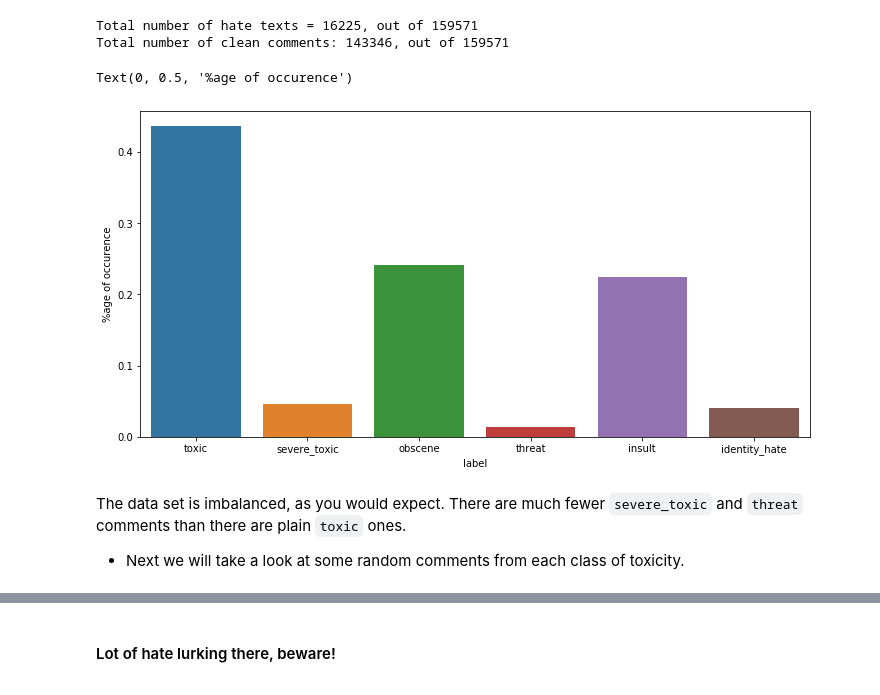
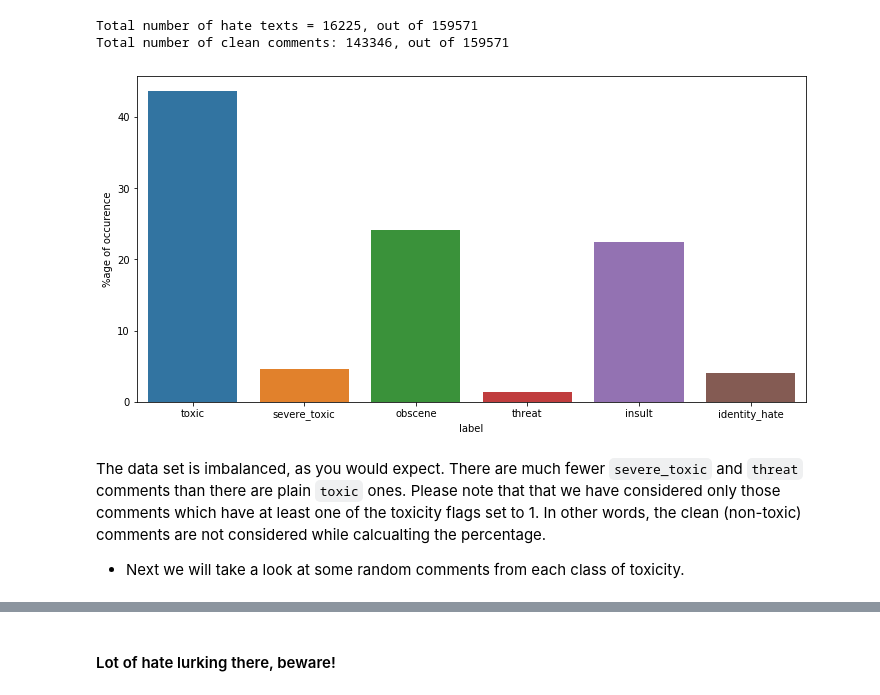
Before and after one commit to ThomasD96/NLP_Toxic_comment_classification, a Jupyter notebook: toxic_comment_classifier.ipynb, the cells around one changed output, grey strips where cells are left out. Saved outputs shown, nothing was run; the diff lists cells and outputs as text; code cells hidden in the pictures.

Commit message:
updated comments

```diff
--- a/toxic_comment_classifier.ipynb
+++ b/toxic_comment_classifier.ipynb
@@ -71,14 +75,14 @@ Total number of hate texts = 16225, out of 159571
 Total number of clean comments: 143346, out of 159571
 # %%
 fig = plt.figure(figsize=(12,6))
-sns.barplot(x=count_labels_ser.index,y=count_labels_ser/count_labels_ser.sum())
-plt.xlabel('label')
-plt.ylabel('%age of occurence')
+_=sns.barplot(x=count_labels_ser.index,y=count_labels_ser/count_labels_ser.sum()*100)
+_=plt.xlabel('label')
+_=plt.ylabel('%age of occurence')
 # %% [output]
-Text(0, 0.5, '%age of occurence')
-[figure, old version]
+[figure, new version]
 # %% [markdown]
 The data set is imbalanced, as you would expect. There are much fewer `severe_toxic` and `threat` comments than there are plain `toxic` ones.
+Please note that that we have considered only those comments which have at least one of the toxicity flags set to 1. In other words, the clean (non-toxic) comments are not considered while calcualting the percentage.
 
 - Next we will take a look at some random comments from each class of toxicity.
 # %%
```
Also changed, not shown: parts of 33 cells of this notebook, 1 other file.
